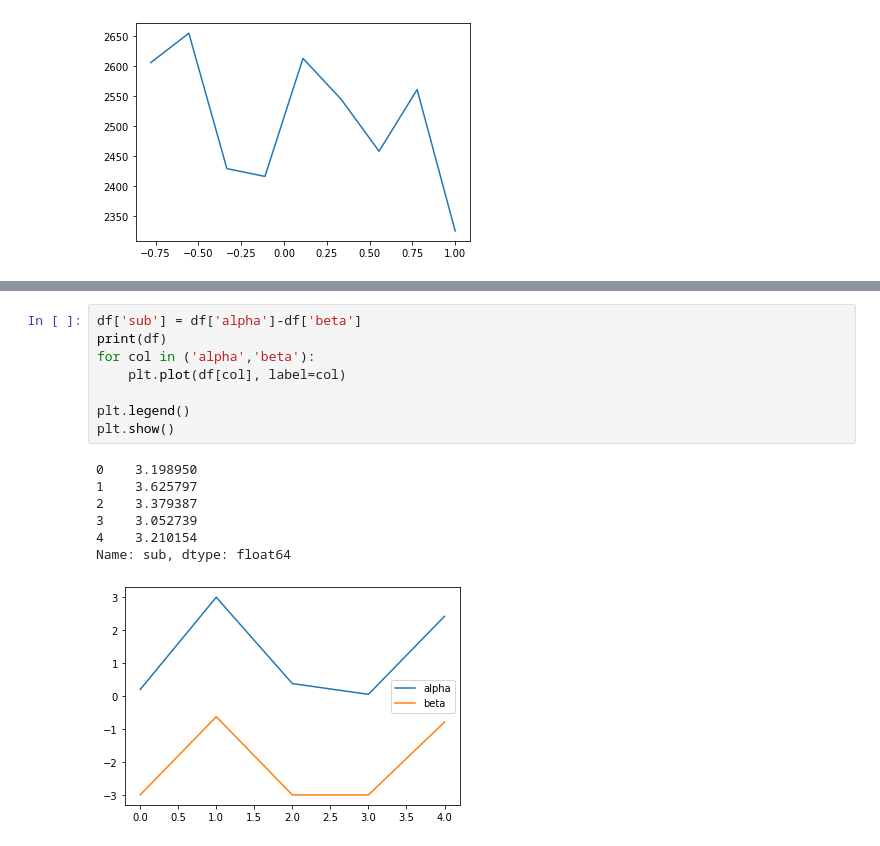
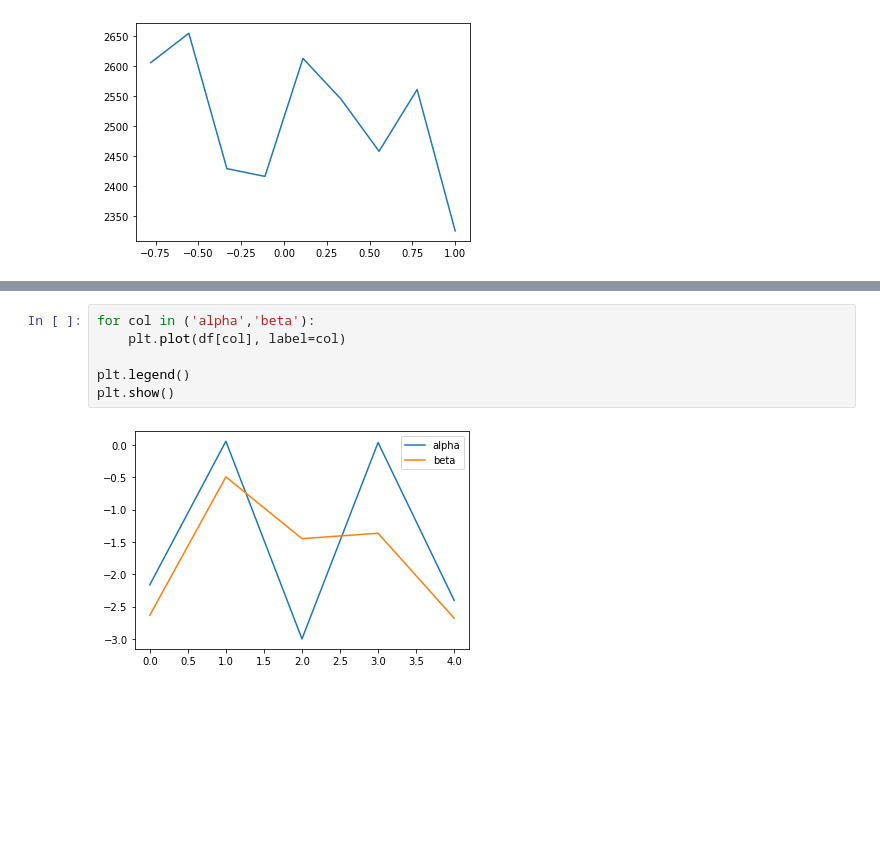
Before and after one commit to ice-cube-1/herring-1, a Jupyter notebook: analysis/various.ipynb, the cells around one changed output, grey strips where cells are left out. Cells and saved outputs as stored; diff of their text form; blank space fills up the shorter version.

```diff
--- a/analysis/various.ipynb
+++ b/analysis/various.ipynb
@@ -135,16 +135,8 @@ plt.show()
 # %%
-df['sub'] = df['alpha']-df['beta']
-print(df)
 for col in ('alpha','beta'):
     plt.plot(df[col], label=col)
 
 plt.legend()
 plt.show()
 # %% [output]
-0    3.198950
-1    3.625797
-2    3.379387
-3    3.052739
-4    3.210154
-Name: sub, dtype: float64
-[figure, old version]
+[figure, new version]
```
Also changed, not shown: parts of 7 cells of this notebook, 2 other files.
